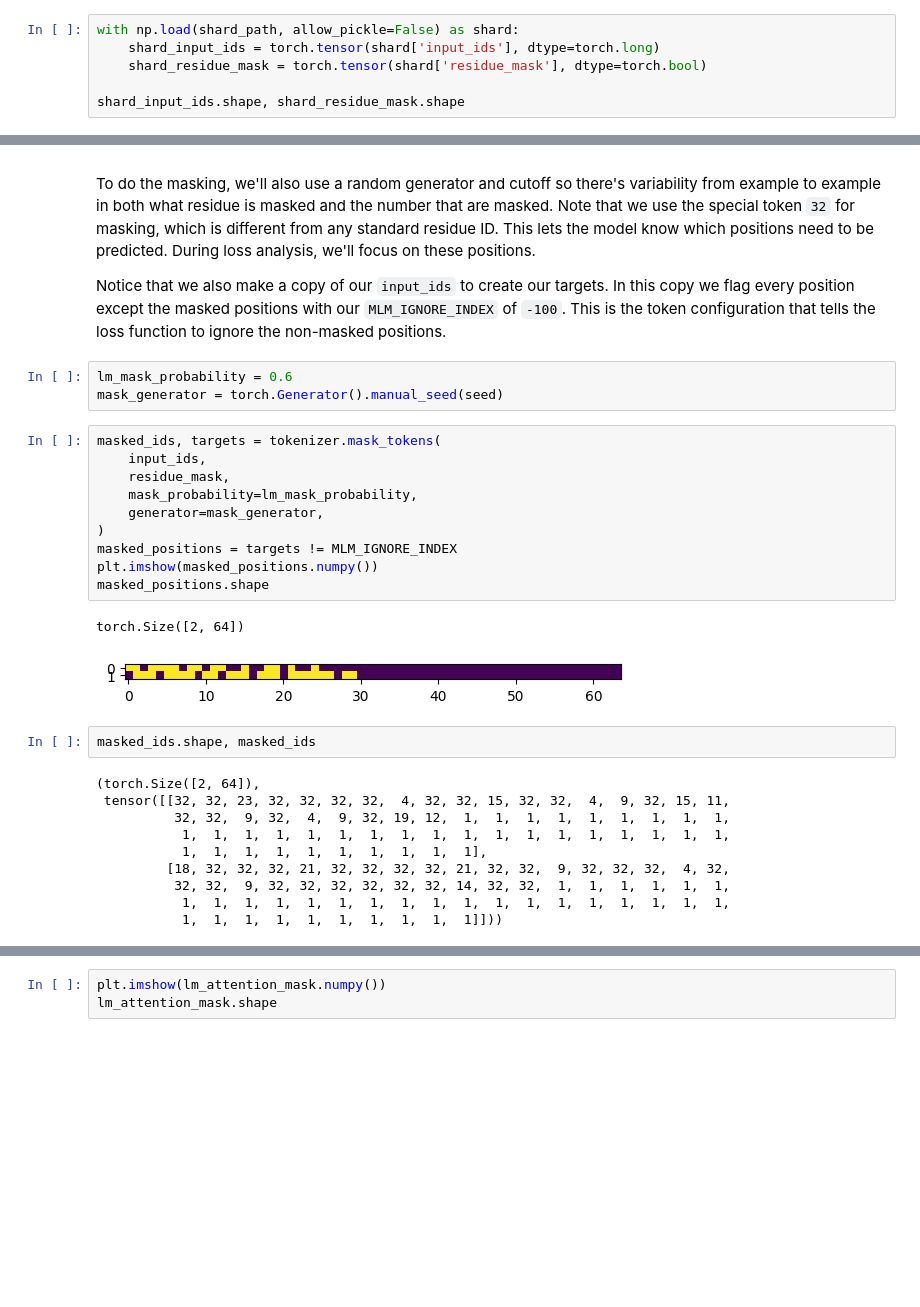
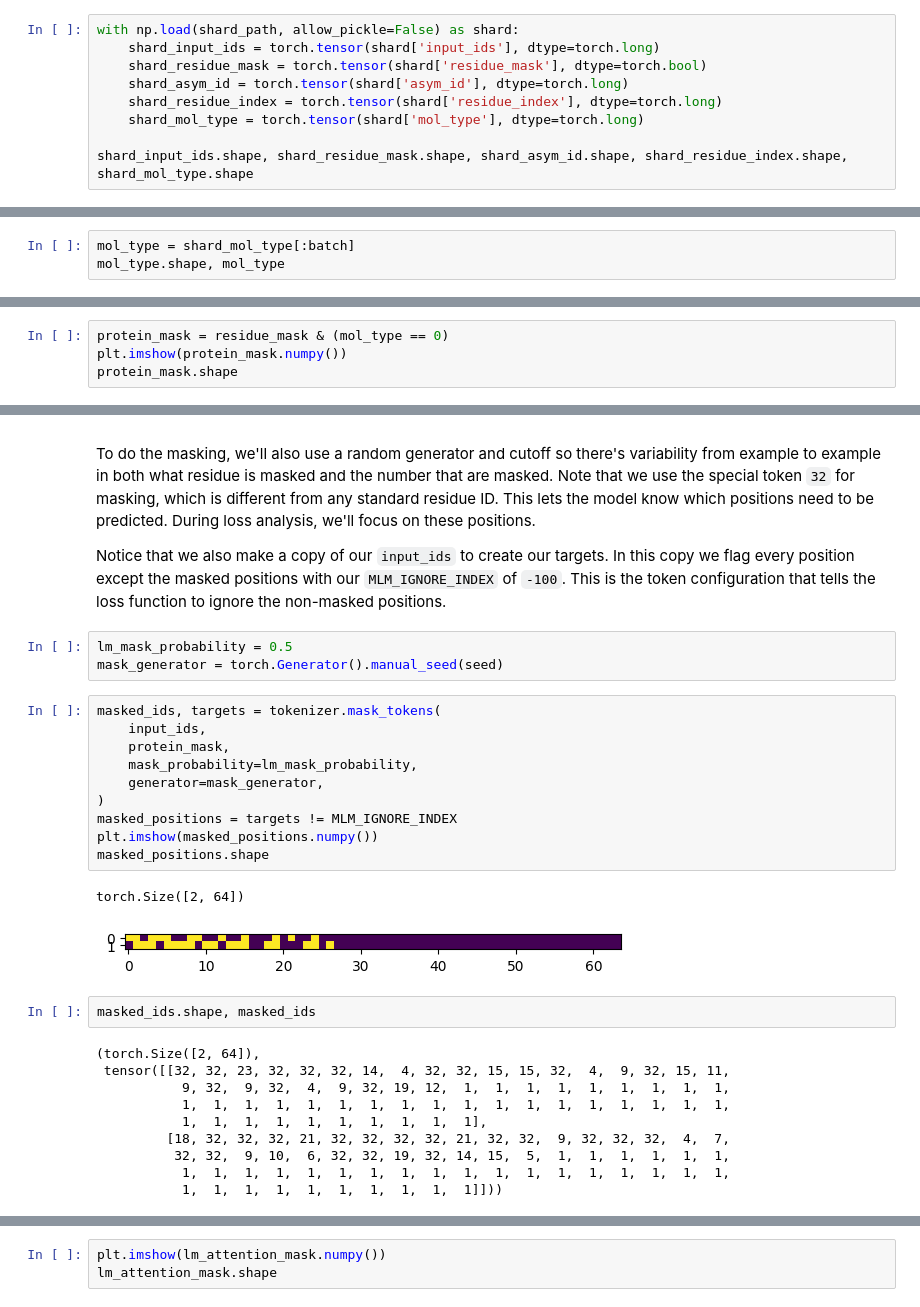
Before and after one commit to djemec/descriptive_notebooks, a Jupyter notebook: protein_folding/2_train_masked_plm.ipynb, the cells around one changed output, grey strips where cells are left out. Drawn from its saved outputs; the diff is of its cells as text; blank space fills up the shorter version.

Commit message:
cleanup protein

```diff
--- a/protein_folding/2_train_masked_plm.ipynb
+++ b/protein_folding/2_train_masked_plm.ipynb
@@ -38,6 +37,9 @@ shard_path.name
 with np.load(shard_path, allow_pickle=False) as shard:
     shard_input_ids = torch.tensor(shard['input_ids'], dtype=torch.long)
     shard_residue_mask = torch.tensor(shard['residue_mask'], dtype=torch.bool)
+    shard_asym_id = torch.tensor(shard['asym_id'], dtype=torch.long)
+    shard_residue_index = torch.tensor(shard['residue_index'], dtype=torch.long)
+    shard_mol_type = torch.tensor(shard['mol_type'], dtype=torch.long)
 
-shard_input_ids.shape, shard_residue_mask.shape
+shard_input_ids.shape, shard_residue_mask.shape, shard_asym_id.shape, shard_residue_index.shape, shard_mol_type.shape
 # %% [output]
@@ -71,0 +104,3 @@ residue_mask.shape, sequence_lengths
+# %%
+mol_type = shard_mol_type[:batch]
+mol_type.shape, mol_type
@@ -71,0 +115,4 @@ residue_mask.shape, sequence_lengths
+# %%
+protein_mask = residue_mask & (mol_type == 0)
+plt.imshow(protein_mask.numpy())
+protein_mask.shape
@@ -78,31 +128,31 @@ To do the masking, we'll also use a random generator and cutoff so there's varia
 
 Notice that we also make a copy of our `input_ids` to create our targets. In this copy we flag every position except the masked positions with our `MLM_IGNORE_INDEX` of `-100`. This is the token configuration that tells the loss function to ignore the non-masked positions.
 # %%
-lm_mask_probability = 0.6
+lm_mask_probability = 0.5
 mask_generator = torch.Generator().manual_seed(seed)
 # %%
 masked_ids, targets = tokenizer.mask_tokens(
     input_ids,
-    residue_mask,
+    protein_mask,
     mask_probability=lm_mask_probability,
     generator=mask_generator,
 )
 masked_positions = targets != MLM_IGNORE_INDEX
 plt.imshow(masked_positions.numpy())
 masked_positions.shape
 # %% [output]
 torch.Size([2, 64])
-[figure, old version]
+[figure, new version]
 # %%
 masked_ids.shape, masked_ids
 # %% [output]
 (torch.Size([2, 64]),
- tensor([[32, 32, 23, 32, 32, 32, 32,  4, 32, 32, 15, 32, 32,  4,  9, 32, 15, 11,
-          32, 32,  9, 32,  4,  9, 32, 19, 12,  1,  1,  1,  1,  1,  1,  1,  1,  1,
+ tensor([[32, 32, 23, 32, 32, 32, 14,  4, 32, 32, 15, 15, 32,  4,  9, 32, 15, 11,
+           9, 32,  9, 32,  4,  9, 32, 19, 12,  1,  1,  1,  1,  1,  1,  1,  1,  1,
            1,  1,  1,  1,  1,  1,  1,  1,  1,  1,  1,  1,  1,  1,  1,  1,  1,  1,
            1,  1,  1,  1,  1,  1,  1,  1,  1,  1],
-         [18, 32, 32, 32, 21, 32, 32, 32, 32, 21, 32, 32,  9, 32, 32, 32,  4, 32,
-          32, 32,  9, 32, 32, 32, 32, 32, 32, 14, 32, 32,  1,  1,  1,  1,  1,  1,
+         [18, 32, 32, 32, 21, 32, 32, 32, 32, 21, 32, 32,  9, 32, 32, 32,  4,  7,
+          32, 32,  9, 10,  6, 32, 32, 19, 32, 14, 15,  5,  1,  1,  1,  1,  1,  1,
            1,  1,  1,  1,  1,  1,  1,  1,  1,  1,  1,  1,  1,  1,  1,  1,  1,  1,
            1,  1,  1,  1,  1,  1,  1,  1,  1,  1]]))
 # %%
```
Also changed, not shown: parts of 52 cells of this notebook, 1 other file.
